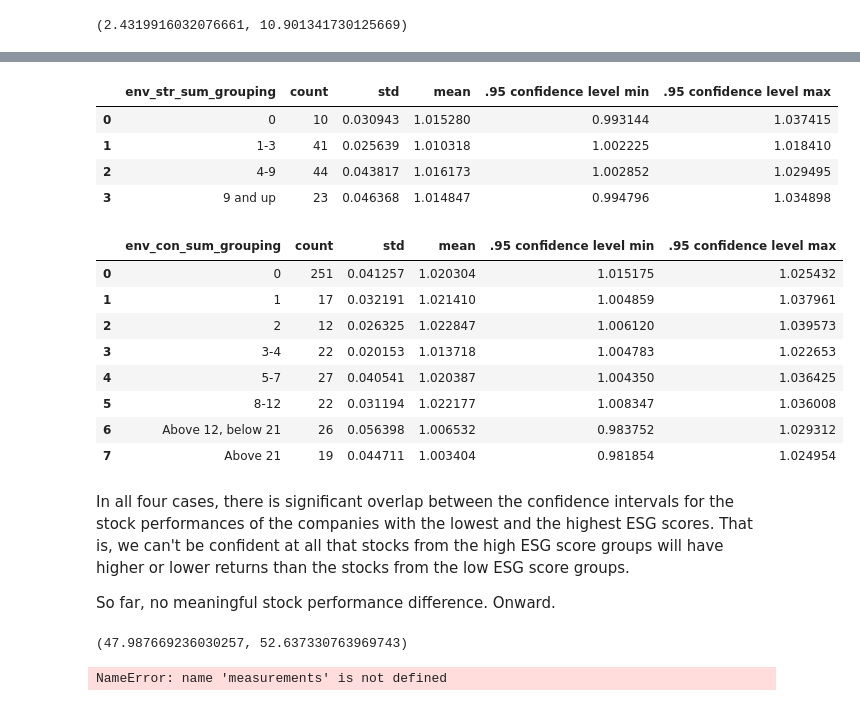
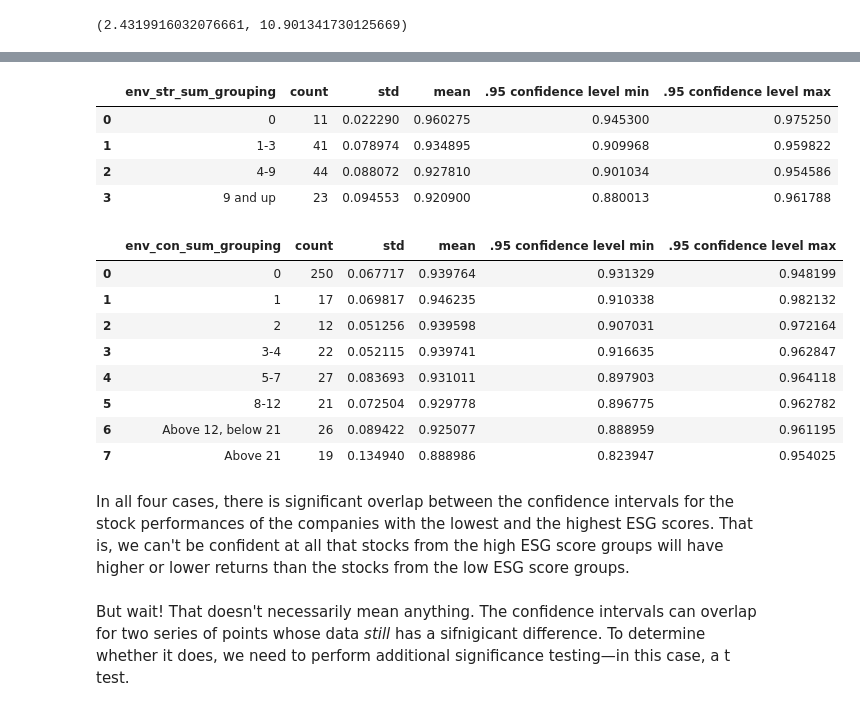
Before and after one commit to chelseatroy/fund_scale, a Jupyter notebook: data_explo/Exploring S&P Ethical Index Data.ipynb, the cells around one changed output, grey strips where cells are left out. Saved outputs shown, nothing was run; the diff lists cells and outputs as text; code cells hidden in the pictures.

Commit message:
got the t test in there

```diff
--- a/data_explo/Exploring S&P Ethical Index Data.ipynb
+++ b/data_explo/Exploring S&P Ethical Index Data.ipynb
@@ -602,8 +623,8 @@ confidence_interval_for([1,2,4,3,2,4,6,7,3,2,3,5,7,43,2,3,5,7,45,2,2,2,3,5,6,2,4
 # %%
 labels=emp_str_sum_groupby['emp_str_sum_grouping']
-sample_size = emp_str_sum_groupby['avg_quarterly_roi']['count']
-standard_deviation = emp_str_sum_groupby['avg_quarterly_roi']['std']
-mean = mean = emp_str_sum_groupby['avg_quarterly_roi']['mean']
+sample_size = emp_str_sum_groupby['lower_conf_interval']['count']
+standard_deviation = emp_str_sum_groupby['lower_conf_interval']['std']
+mean = mean = emp_str_sum_groupby['lower_conf_interval']['mean']
 
 def confidence_interval_for_collection(sample_size=[], standard_deviation=[], mean=[], confidence=0.95):
     degrees_freedom = [count - 1 for count in sample_size]
@@ -654,8 +675,8 @@ emp_con_confidence_interval_data
 # %%
 labels=env_str_sum_groupby['env_str_sum_grouping']
-sample_size = env_str_sum_groupby['avg_quarterly_roi']['count']
-standard_deviation = env_str_sum_groupby['avg_quarterly_roi']['std']
-mean = mean = env_str_sum_groupby['avg_quarterly_roi']['mean']
+sample_size = env_str_sum_groupby['lower_conf_interval']['count']
+standard_deviation = env_str_sum_groupby['lower_conf_interval']['std']
+mean = mean = env_str_sum_groupby['lower_conf_interval']['mean']
 
 low_end, high_end = confidence_interval_for_collection(sample_size, standard_deviation, mean)
 env_str_confidence_interval_data = pd.concat([labels, sample_size, standard_deviation, mean], axis=1)
@@ -664,42 +685,32 @@ env_str_confidence_interval_data['.95 confidence level max'] = high_end
 env_str_confidence_interval_data
 # %% [output]
 |  | env_str_sum_grouping | count | std | mean | .95 confidence level min | .95 confidence level max |
-| 0 | 0 | 10 | 0.030943 | 1.015280 | 0.993144 | 1.037415 |
-| 1 | 1-3 | 41 | 0.025639 | 1.010318 | 1.002225 | 1.018410 |
-| 2 | 4-9 | 44 | 0.043817 | 1.016173 | 1.002852 | 1.029495 |
-| 3 | 9 and up | 23 | 0.046368 | 1.014847 | 0.994796 | 1.034898 |
+| 0 | 0 | 11 | 0.022290 | 0.960275 | 0.945300 | 0.975250 |
+| 1 | 1-3 | 41 | 0.078974 | 0.934895 | 0.909968 | 0.959822 |
+| 2 | 4-9 | 44 | 0.088072 | 0.927810 | 0.901034 | 0.954586 |
+| 3 | 9 and up | 23 | 0.094553 | 0.920900 | 0.880013 | 0.961788 |
 # %%
 labels=env_con_sum_groupby['env_con_sum_grouping']
-sample_size = env_con_sum_groupby['avg_quarterly_roi']['count']
-standard_deviation = env_con_sum_groupby['avg_quarterly_roi']['std']
-mean = mean = env_con_sum_groupby['avg_quarterly_roi']['mean']
+sample_size = env_con_sum_groupby['lower_conf_interval']['count']
+standard_deviation = env_con_sum_groupby['lower_conf_interval']['std']
+mean = mean = env_con_sum_groupby['lower_conf_interval']['mean']
 
 low_end, high_end = confidence_interval_for_collection(sample_size, standard_deviation, mean)
 env_con_confidence_interval_data = pd.concat([labels, sample_size, standard_deviation, mean], axis=1)
 env_con_confidence_interval_data['.95 confidence level min'] = low_end
 env_con_confidence_interval_data['.95 confidence level max'] = high_end
 env_con_confidence_interval_data
 # %% [output]
 |  | env_con_sum_grouping | count | std | mean | .95 confidence level min | .95 confidence level max |
-| 0 | 0 | 251 | 0.041257 | 1.020304 | 1.015175 | 1.025432 |
-| 1 | 1 | 17 | 0.032191 | 1.021410 | 1.004859 | 1.037961 |
-| 2 | 2 | 12 | 0.026325 | 1.022847 | 1.006120 | 1.039573 |
-| 3 | 3-4 | 22 | 0.020153 | 1.013718 | 1.004783 | 1.022653 |
-| 4 | 5-7 | 27 | 0.040541 | 1.020387 | 1.004350 | 1.036425 |
-| 5 | 8-12 | 22 | 0.031194 | 1.022177 | 1.008347 | 1.036008 |
-| 6 | Above 12, below 21 | 26 | 0.056398 | 1.006532 | 0.983752 | 1.029312 |
-| 7 | Above 21 | 19 | 0.044711 | 1.003404 | 0.981854 | 1.024954 |
+| 0 | 0 | 250 | 0.067717 | 0.939764 | 0.931329 | 0.948199 |
+| 1 | 1 | 17 | 0.069817 | 0.946235 | 0.910338 | 0.982132 |
+| 2 | 2 | 12 | 0.051256 | 0.939598 | 0.907031 | 0.972164 |
+| 3 | 3-4 | 22 | 0.052115 | 0.939741 | 0.916635 | 0.962847 |
+| 4 | 5-7 | 27 | 0.083693 | 0.931011 | 0.897903 | 0.964118 |
+| 5 | 8-12 | 21 | 0.072504 | 0.929778 | 0.896775 | 0.962782 |
+| 6 | Above 12, below 21 | 26 | 0.089422 | 0.925077 | 0.888959 | 0.961195 |
+| 7 | Above 21 | 19 | 0.134940 | 0.888986 | 0.823947 | 0.954025 |
 # %% [markdown]
 In all four cases, there is significant overlap between the confidence intervals for the stock performances of the companies with the lowest and the highest ESG scores. That is, we can't be confident at all that stocks from the high ESG score groups will have higher or lower returns than the stocks from the low ESG score groups.
-
-So far, no meaningful stock performance difference. Onward.
-# %%
-x = [50 for _ in range(20)] + [40 for _ in range(5)] + [60 for _ in range (5)] + [45 for _ in range(15)] + [55 for _ in range(15)] + [90] + [80] + [30] + [20]
-confidence_interval_for(x)
-# %% [output]
-(47.987669236030257, 52.637330763969743)
-# %%
-# measuremoots = [confidence_interval_for(measurement_list) for measurement_list in measurements]
-measurements
-# %% [output]
-NameError: name 'measurements' is not defined
+# %% [markdown]
+But wait! That doesn't necessarily mean anything. The confidence intervals can overlap for two series of points whose data _still_ has a sifnigicant difference. To determine whether it does, we need to perform additional significance testing—in this case, a t test.
```
Also changed, not shown: parts of 28 cells of this notebook.
